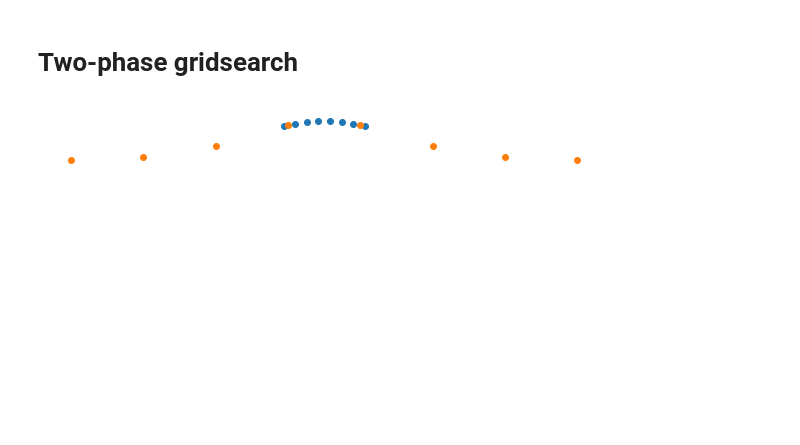
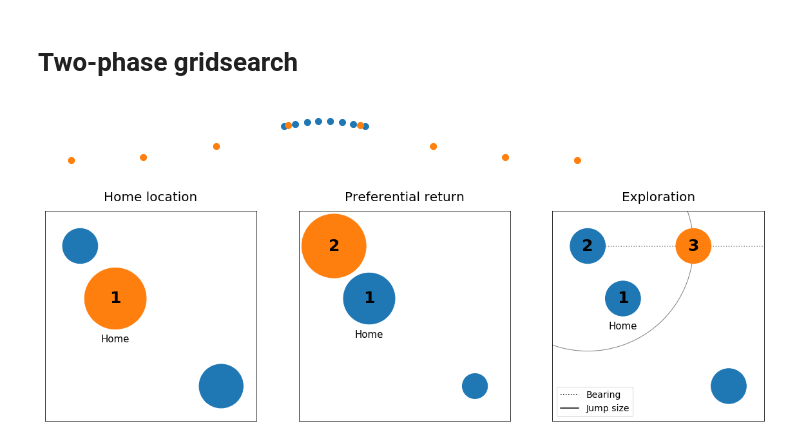
Before and after one commit to TheYuanLiao/individual_mobility_model, a Jupyter notebook: src/py/presentation-plots.ipynb, the cells around one changed output. Drawn from its saved outputs; the diff is of its cells as text; code cells hidden in the pictures; blank space fills up the shorter version.

```diff
--- a/src/py/presentation-plots.ipynb
+++ b/src/py/presentation-plots.ipynb
@@ -207,3 +216,13 @@ ax.scatter(x,y)
 ax.set_axis_off()
 # %% [output]
 [figure]
+# %%
+places = [
+    (2, 3.5),
+    (5, 1),
+    (1, 5),
+]
+
+home_location = 0
+visits = np.array([14, 10, 8])
+distances = pairwise_distances(places)
@@ -209,0 +288,56 @@ ax.set_axis_off()
+# %%
+fig, axes = plt.subplots(1,3, figsize=(20,6))
+
+# Home location
+plot(axes[0], visitation_freq(), home_location)
+mark_place(axes[0], "1", home_location)
+
+# Preferential return
+plot(axes[1], preferential_return(home_location), 2)
+mark_place(axes[1], "1", home_location)
+mark_place(axes[1], "2", 2)
+
+# Exploration
+plot(axes[2], uniform_size(visitation_freq(), .5))
+nx = 4
+ny = 5
+
+mark_place(axes[2], "1", home_location)
+mark_place(axes[2], "2", 2)
+mark(axes[2], "3", nx, ny)
+
+axes[2].add_artist(mpl.patches.Circle(
+    (nx, ny),
+    .5,
+    color="C1",
+))
+axes[2].add_artist(mpl.patches.Circle(
+    places[2],
+    3,
+    edgecolor='grey',
+    facecolor='none',
+    zorder=-1,
+    ls="-",
+))
+
+axes[2].plot(
+    [places[2][0], 6],
+    [places[2][1], 5],
+    color='grey',
+    zorder=-1,
+    ls="dotted",
+)
+
+axes[2].legend(
+    handles=[
+        mpl.lines.Line2D([], [], color='black', ls='dotted', markersize=15, label='Bearing'),
+        mpl.lines.Line2D([], [], color='black', ls='-', markersize=15, label='Jump size'),
+    ],
+    fontsize=14,
+    loc='lower left'
+)
+
+for (ax, title) in zip(axes, ["Home location", "Preferential return", "Exploration"]):
+    ax.set_title(title, fontsize=20, pad=15)
+# %% [output]
+[figure, added]
```
Also changed, not shown: parts of 3 cells of this notebook.
